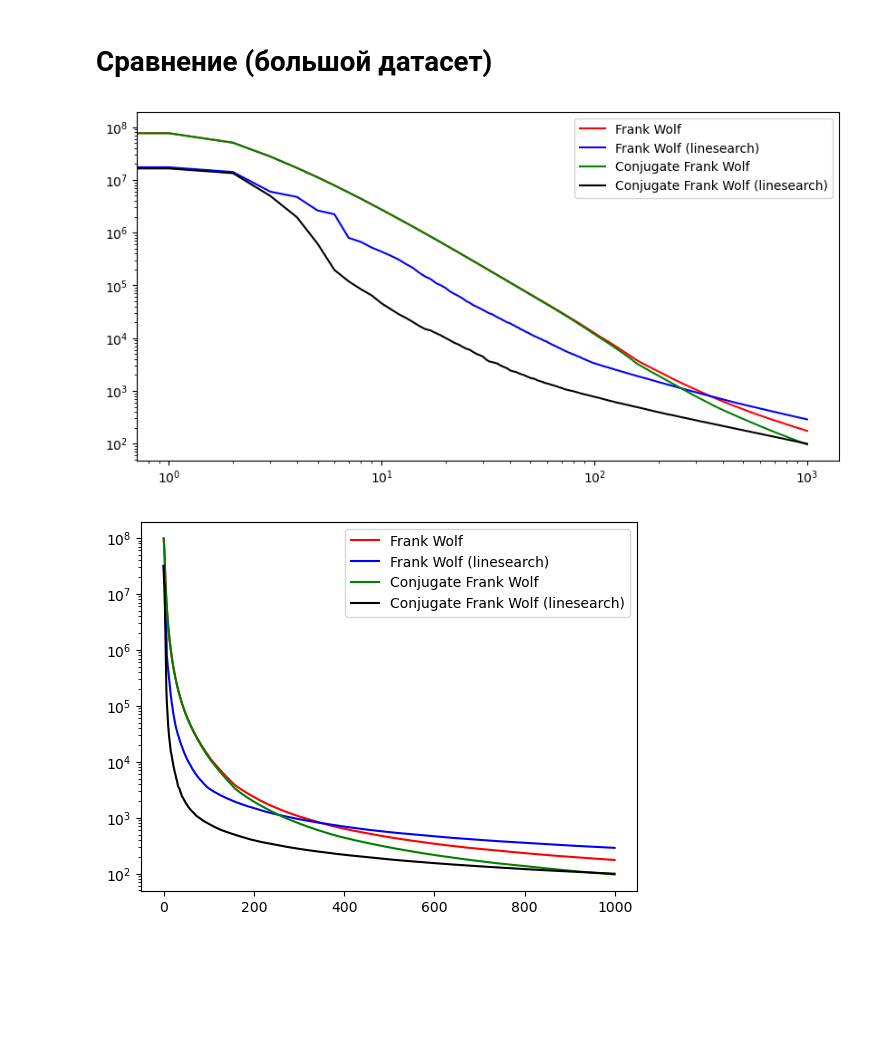
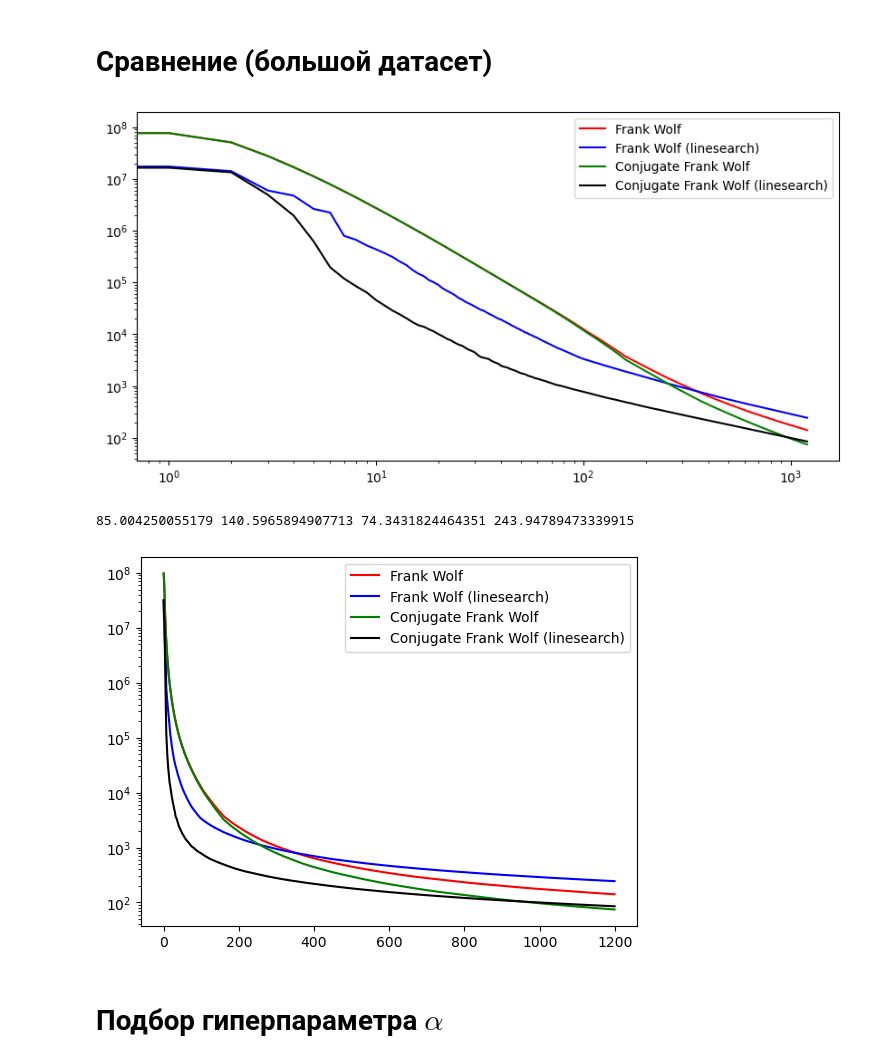
Before and after one commit to ThunderstormXX/TransportNet, a Jupyter notebook: Stable Dynamic & Beckman/CFWM_experiments.ipynb, the cells around one changed output. Cells and saved outputs as stored; diff of their text form; code cells hidden in the pictures; blank space fills up the shorter version.

```diff
--- a/Stable Dynamic & Beckman/CFWM_experiments.ipynb
+++ b/Stable Dynamic & Beckman/CFWM_experiments.ipynb
@@ -236,7 +246,7 @@ graph_data['graph_table'].head()
 | 3 | 4 | True | 550 | True | 49500.0 | 0.0 |
 | 4 | 5 | True | 551 | True | 49500.0 | 0.0 |
 # %%
-max_iter = 1000
+max_iter = 1200
 # %% [markdown]
 # Conjugate FW
 # %%
@@ -385,10 +394,10 @@ Elapsed time: 2901 sec
 # %% [markdown]
 # Сравнение (большой датасет)
 # %%
-dual_gaps_fwm = result_fwm_2['duality_gaps']
-dual_gaps_cfwm = result_cfwm_2['duality_gaps']
-dual_gaps_cfwm_linesearch = result_cfwm_linesearch_2['duality_gaps']
-dual_gaps_fwm_linesearch = result_fwm_linesearch_2['duality_gaps']
+dual_gaps_fwm_2 = result_fwm_2['duality_gaps']
+dual_gaps_cfwm_2 = result_cfwm_2['duality_gaps']
+dual_gaps_cfwm_linesearch_2 = result_cfwm_linesearch_2['duality_gaps']
+dual_gaps_fwm_linesearch_2 = result_fwm_linesearch_2['duality_gaps']
 iters = np.arange(max_iter)
 plt.figure(figsize = (10, 5))
 
@@ -397,24 +406,36 @@ plt.figure(figsize = (10, 5))
 # plt.plot(iters, dual_gaps_cfwm , color = 'green' ,label = 'Conjugate Frank Wolf')
 # plt.plot(iters, dual_gaps_cfwm_linesearch , color = 'brown' ,label = 'Conjugate Frank Wolf (linesearch)')
 
-plt.loglog(iters, dual_gaps_fwm , color ='red' ,label = 'Frank Wolf')
-plt.loglog(iters, dual_gaps_fwm_linesearch , color = 'blue' ,label = 'Frank Wolf (linesearch)')
-plt.loglog(iters, dual_gaps_cfwm , color = 'green' ,label = 'Conjugate Frank Wolf')
-plt.loglog(iters, dual_gaps_cfwm_linesearch , color = 'black' ,label = 'Conjugate Frank Wolf (linesearch)')
+plt.loglog(iters, dual_gaps_fwm_2 , color ='red' ,label = 'Frank Wolf')
+plt.loglog(iters, dual_gaps_fwm_linesearch_2 , color = 'blue' ,label = 'Frank Wolf (linesearch)')
+plt.loglog(iters, dual_gaps_cfwm_2 , color = 'green' ,label = 'Conjugate Frank Wolf')
+plt.loglog(iters, dual_gaps_cfwm_linesearch_2 , color = 'black' ,label = 'Conjugate Frank Wolf (linesearch)')
 
 
 plt.legend()
 # plt.yscale('log')
 plt.show()
 # %% [output]
-[figure, old version]
+[figure, new version]
+# %%
+print(dual_gaps_cfwm_linesearch_2[-1] , dual_gaps_fwm_2[-1] , dual_gaps_cfwm_2[-1] , dual_gaps_fwm_linesearch_2[-1])
+
+
+np.savetxt("./beckmann_results/cfwm_1200_CHICAGO.csv", dual_gaps_cfwm_2, delimiter=',')
+np.savetxt("./beckmann_results/fwm_1200_CHICAGO.csv", dual_gaps_fwm_2, delimiter=',')
+np.savetxt("./beckmann_results/cfwm_linesearch_1200_CHICAGO.csv", dual_gaps_cfwm_linesearch_2, delimiter=',')
+np.savetxt("./beckmann_results/fwm_linesearch_1200_CHICAGO.csv", dual_gaps_fwm_linesearch_2, delimiter=',')
+# %% [output]
+85.004250055179 140.5965894907713 74.3431824464351 243.94789473339915
 # %%
-plt.plot(iters, dual_gaps_fwm , color ='red' ,label = 'Frank Wolf')
-plt.plot(iters, dual_gaps_fwm_linesearch , color = 'blue' ,label = 'Frank Wolf (linesearch)')
-plt.plot(iters, dual_gaps_cfwm , color = 'green' ,label = 'Conjugate Frank Wolf')
-plt.plot(iters, dual_gaps_cfwm_linesearch , color = 'black' ,label = 'Conjugate Frank Wolf (linesearch)')
+plt.plot(iters, dual_gaps_fwm_2 , color ='red' ,label = 'Frank Wolf')
+plt.plot(iters, dual_gaps_fwm_linesearch_2 , color = 'blue' ,label = 'Frank Wolf (linesearch)')
+plt.plot(iters, dual_gaps_cfwm_2 , color = 'green' ,label = 'Conjugate Frank Wolf')
+plt.plot(iters, dual_gaps_cfwm_linesearch_2 , color = 'black' ,label = 'Conjugate Frank Wolf (linesearch)')
 plt.legend()
 plt.yscale('log')
 plt.show()
 # %% [output]
-[figure, old version]
+[figure, new version]
+# %% [markdown]
+# Подбор гиперпараметра $\alpha$
```
Also changed, not shown: parts of 15 cells of this notebook, 1 other file.
